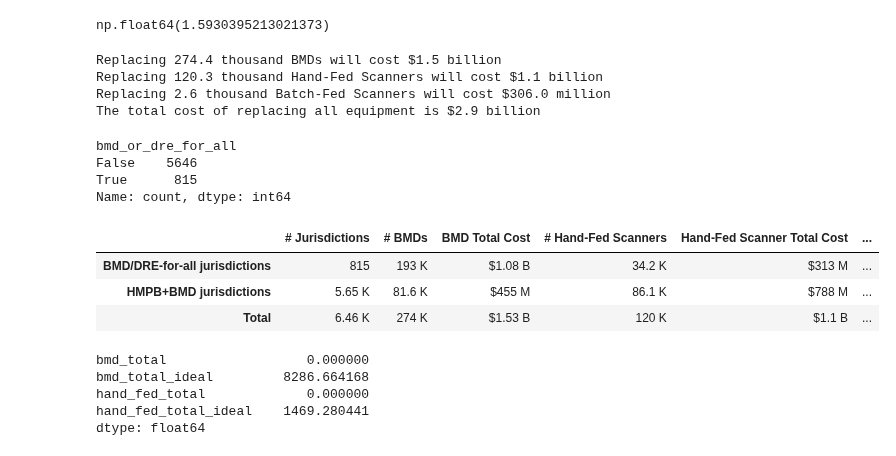
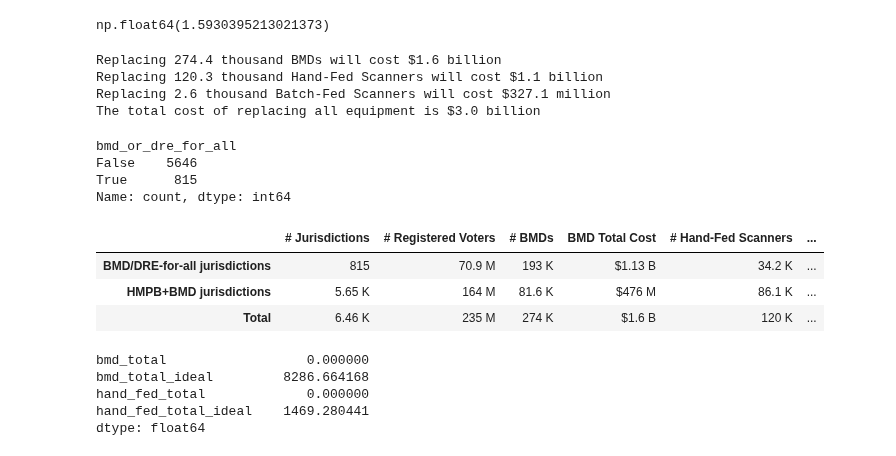
Before and after one commit to Bipartisan-Policy-Center/voting-equipment, a Jupyter notebook: eavs_analysis.ipynb, the cells around one changed output. Cells and saved outputs as stored; diff of their text form; code cells hidden in the pictures.

Commit message:
updated costs

```diff
--- a/eavs_analysis.ipynb
+++ b/eavs_analysis.ipynb
@@ -333,9 +333,9 @@ inflation = inflation_multiplier(inflation_rates, start_year, replacement_year)
 
 cost_multiplier = vvsg_multiplier * inflation
 
-bmd_cost = 3500 * cost_multiplier
-hand_fed_scanner_cost = 5750 * cost_multiplier
-batch_fed_scanner_cost = 75000 * cost_multiplier
+bmd_cost = 3665 * cost_multiplier
+hand_fed_scanner_cost = 5611 * cost_multiplier
+batch_fed_scanner_cost = 80157 * cost_multiplier
 
 bmd_count = eavs['bmd_total_ideal'].sum()
 hand_fed_scanner_count = eavs['hand_fed_total_ideal'].sum()
@@ -350,10 +350,10 @@ print(f"Replacing {humanize.intword(hand_fed_scanner_count)} Hand-Fed Scanners w
 print(f"Replacing {humanize.intword(batch_fed_scanner_count)} Batch-Fed Scanners will cost ${humanize.intword(batch_fed_scanner_total_cost)}")
 print(f"The total cost of replacing all equipment is ${humanize.intword(bmd_total_cost + hand_fed_scanner_total_cost + batch_fed_scanner_total_cost)}")
 # %% [output]
-Replacing 274.4 thousand BMDs will cost $1.5 billion
+Replacing 274.4 thousand BMDs will cost $1.6 billion
 Replacing 120.3 thousand Hand-Fed Scanners will cost $1.1 billion
-Replacing 2.6 thousand Batch-Fed Scanners will cost $306.0 million
-The total cost of replacing all equipment is $2.9 billion
+Replacing 2.6 thousand Batch-Fed Scanners will cost $327.1 million
+The total cost of replacing all equipment is $3.0 billion
 # %%
 eavs['bmd_or_dre_for_all'].value_counts()
 # %% [output]
@@ -368,6 +368,9 @@ rows = []
 
 for label, group in eavs.groupby('bmd_or_dre_for_all'):
     jurisdictions = len(group)
+
+    n_registered_voters = group['A1a'].sum()
+
     bmd_count = group['bmd_total_ideal'].sum()
     hand_fed_count = group['hand_fed_total_ideal'].sum()
     batch_fed_count = group['batch_fed_total_ideal'].sum()
@@ -380,6 +383,7 @@ for label, group in eavs.groupby('bmd_or_dre_for_all'):
     rows.append({
         'bmd_or_dre_for_all': label,
         '# Jurisdictions': jurisdictions,
+        '# Registered Voters': n_registered_voters,
         '# BMDs': int(bmd_count),
         'BMD Total Cost': bmd_total,
         '# Hand-Fed Scanners': int(hand_fed_count),
@@ -395,6 +399,7 @@ cost_table = pd.DataFrame(rows)
 # Add total row
 totals = {
     'bmd_or_dre_for_all': 'Total',
+    '# Registered Voters': cost_table['# Registered Voters'].sum(),
     '# Jurisdictions': cost_table['# Jurisdictions'].sum(),
     '# BMDs': cost_table['# BMDs'].sum(),
     'BMD Total Cost': cost_table['BMD Total Cost'].sum(),
@@ -419,38 +424,38 @@ def number_formatter(x, pos=None):
 # Format cost columns
 for col in ['BMD Total Cost', 'Hand-Fed Scanner Total Cost', 'Batch-Fed Scanner Total Cost', 'Total Cost']:
     # cost_table[col] = cost_table[col].map('${:,.0f}'.format)
     # cost_table[col] = cost_table[col].apply(lamda x: "humanize.intword)
     cost_table[col] = cost_table[col].apply(lambda x: f'${number_formatter(x)}')
 
 # Format number columns
-for col in ['# Jurisdictions', '# BMDs', '# Hand-Fed Scanners', '# Batch-Fed Scanners']:
+for col in ['# Jurisdictions', '# Registered Voters', '# BMDs', '# Hand-Fed Scanners', '# Batch-Fed Scanners']:
     cost_table[col] = cost_table[col].apply(number_formatter)
 
 cost_table
 
 cost_table = cost_table.set_index('bmd_or_dre_for_all')
 cost_table.index = cost_table.index.map({
     True: 'BMD/DRE-for-all jurisdictions',
     False: 'HMPB+BMD jurisdictions',
     'Total': 'Total'
 })
 cost_table.index.name = None  # Remove index title
 
 # Reorder rows
 cost_table = cost_table.reindex([
     'BMD/DRE-for-all jurisdictions',
     'HMPB+BMD jurisdictions',
     'Total'
 ])
 
 cost_table.index.name = None  # Remove index title
 
 cost_table
 # %% [output]
-|  | # Jurisdictions | # BMDs | BMD Total Cost | # Hand-Fed Scanners | Hand-Fed Scanner Total Cost | ... |
-| BMD/DRE-for-all jurisdictions | 815 | 193 K | $1.08 B | 34.2 K | $313 M | ... |
-| HMPB+BMD jurisdictions | 5.65 K | 81.6 K | $455 M | 86.1 K | $788 M | ... |
-| Total | 6.46 K | 274 K | $1.53 B | 120 K | $1.1 B | ... |
+|  | # Jurisdictions | # Registered Voters | # BMDs | BMD Total Cost | # Hand-Fed Scanners | ... |
+| BMD/DRE-for-all jurisdictions | 815 | 70.9 M | 193 K | $1.13 B | 34.2 K | ... |
+| HMPB+BMD jurisdictions | 5.65 K | 164 M | 81.6 K | $476 M | 86.1 K | ... |
+| Total | 6.46 K | 235 M | 274 K | $1.6 B | 120 K | ... |
 # %%
 la = eavs['State_Full'] == 'LOUISIANA'
 eavs[la][['bmd_total', 'bmd_total_ideal', 'hand_fed_total', 'hand_fed_total_ideal']].sum()
```
